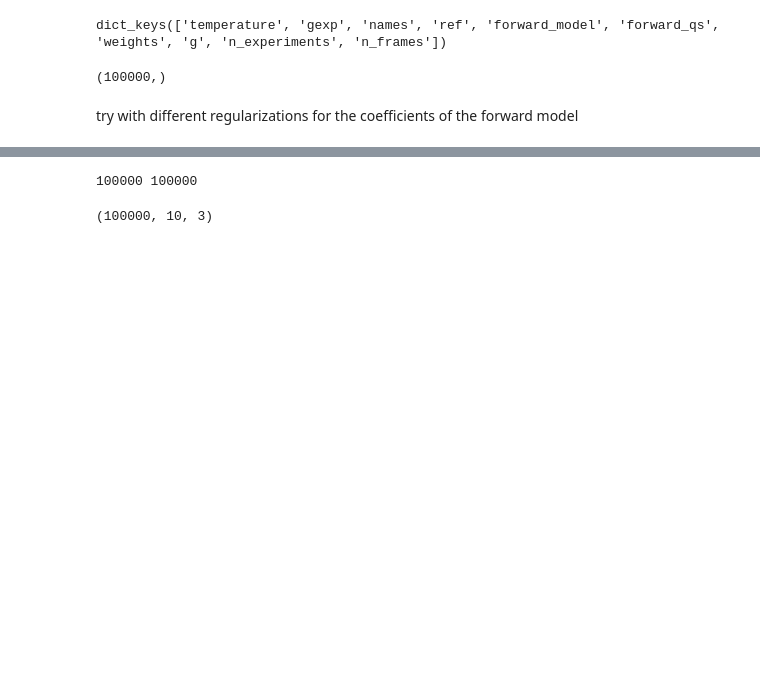
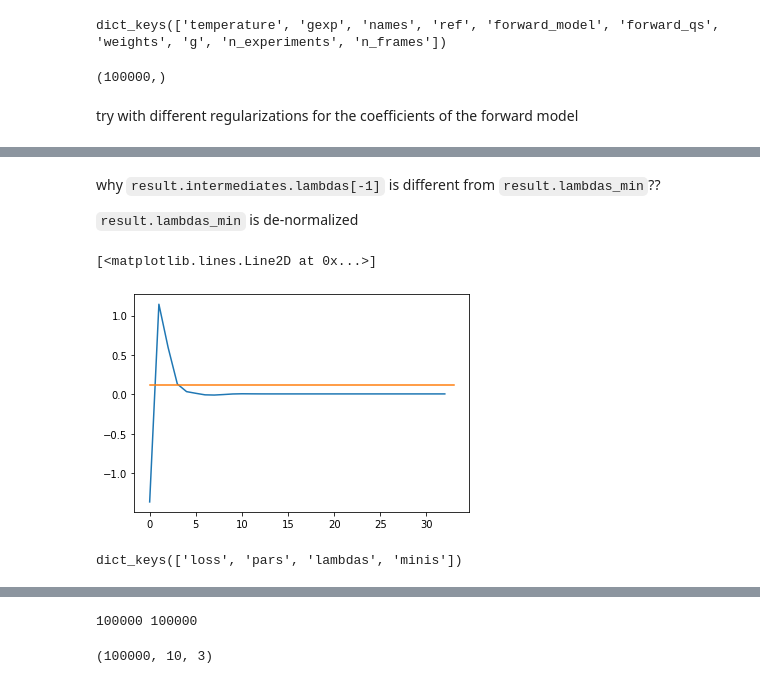
Before and after one commit to DavideDiVora/MD_refinement_on-the-fly, a Jupyter notebook: notebooks/reweighting_only.ipynb, the cells around one changed output, grey strips where cells are left out. Cells and saved outputs as stored; diff of their text form; code cells hidden in the pictures; blank space fills up the shorter version.

```diff
--- a/notebooks/reweighting_only.ipynb
+++ b/notebooks/reweighting_only.ipynb
@@ -213,0 +251,17 @@ vars(result)
+# %% [markdown]
+why `result.intermediates.lambdas[-1]` is different from `result.lambdas_min`??
+
+`result.lambdas_min` is de-normalized
+# %%
+plt.plot(result.intermediates.lambdas[:, 0])
+
+my_val = result.min_lambdas['polymer']['saxs'][0]
+
+plt.plot([0, len(result.intermediates.lambdas)], my_val*np.ones(2))
+# %% [output]
+[<matplotlib.lines.Line2D at 0x...>]
+[figure, added]
+# %%
+vars(result.intermediates).keys()
+# %% [output]
+dict_keys(['loss', 'pars', 'lambdas', 'minis'])
```
Also changed, not shown: parts of 11 cells of this notebook.
